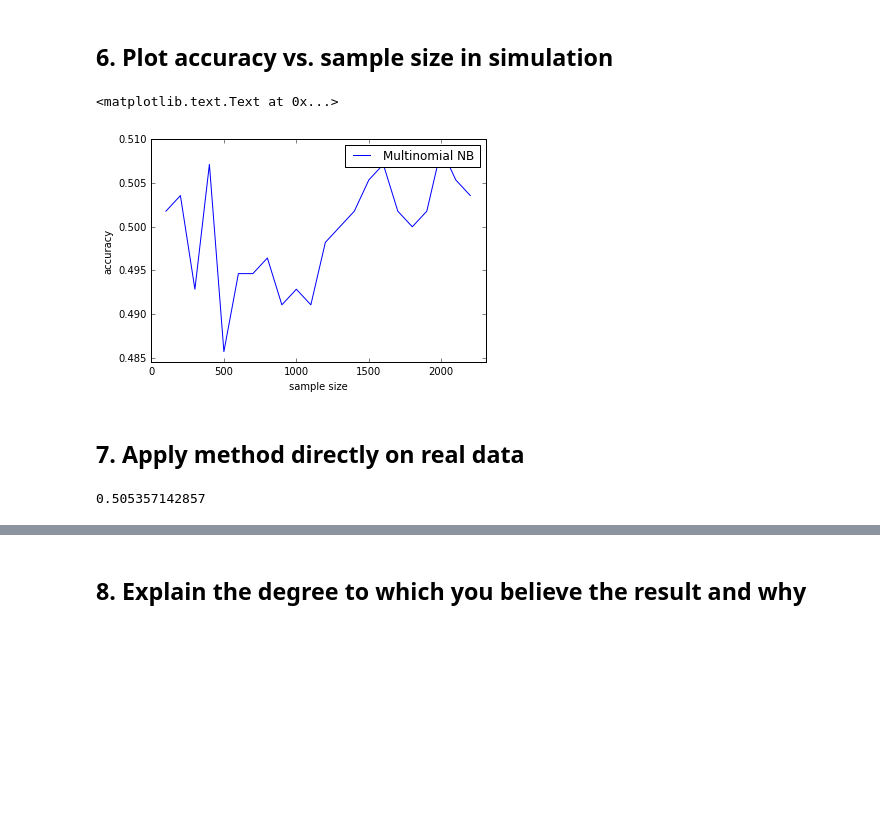
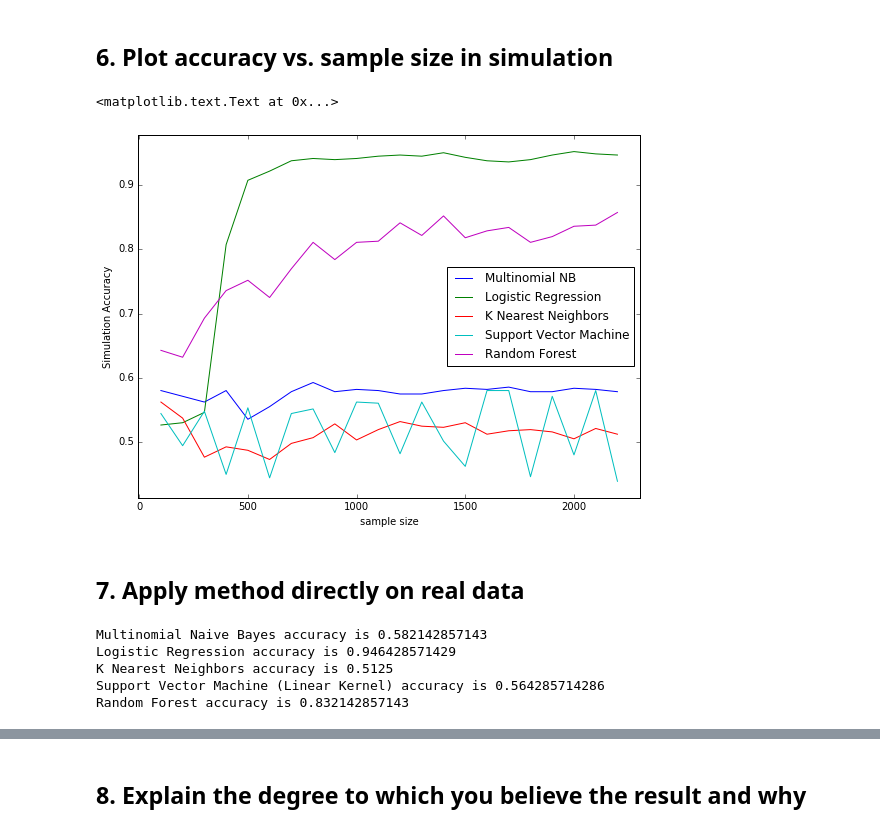
Before and after one commit to Upward-Spiral-Science/spect-team, a Jupyter notebook: Code/Assignment-5/Classification.ipynb, the cells around one changed output, grey strips where cells are left out. Cells and saved outputs as stored; diff of their text form; code cells hidden in the pictures; blank space fills up the shorter version.

```diff
--- a/Code/Assignment-5/Classification.ipynb
+++ b/Code/Assignment-5/Classification.ipynb
@@ -7,7 +9,7 @@ df = pd.read_csv('Clean_Data_Adults_1.csv')
 # %%
 # Separate labels and Features
 df_labels = df['Depressed']
-df_feats = df.drop(['Depressed'], axis=1, inplace=False)
+df_feats = df.drop(['Depressed', 'Unnamed: 0'], axis=1, inplace=False)
 
 X = df_feats.get_values()  # features
 y = df_labels.get_values() # labels
@@ -107,30 +154,54 @@ def compute_acc(y_list):
+# %%
+from sklearn.naive_bayes import MultinomialNB
+from sklearn.linear_model import LogisticRegression
+from sklearn.neighbors import KNeighborsClassifier
+from sklearn.svm import LinearSVC
+from sklearn.ensemble import RandomForestClassifier
+
+[acc_NB, acc_LG, acc_KNN, acc_SVM, acc_RF] = [[]  for i in xrange(5)]
+
+for n in xrange(100, max_n, 100):
+    # Multinomial Naive Bayes
+    multiNB = MultinomialNB()
+    acc_NB.append(compute_acc(multiNB, n))
+
+    # Logistic Regression
+    lg = LogisticRegression(penalty='l1')
+    acc_LG.append(compute_acc(lg, n))
+
+    # K Nearest Neighbors
+    knn = KNeighborsClassifier(n_neighbors=10)
+    acc_KNN.append(compute_acc(knn, n))
+
+    # Support Vector Machine
+    svc = LinearSVC()
+    acc_SVM.append(compute_acc(svc, n))
+
+    # Random Forest
+    rf = RandomForestClassifier(n_estimators=60)
+    acc_RF.append(compute_acc(rf, n))
 # %% [markdown]
 ## 6. Plot accuracy vs. sample size in simulation
 # %%
 %matplotlib inline
 import matplotlib.pyplot as plt
 
-sizes = [n for n in xrange(100, max_n, 100)]
+sizes = range(100, max_n, 100)
 
-acc_NB = compute_acc(NB_predictions)
+fig = plt.figure(1)
+fig.set_size_inches(9, 6.5)
+
 plt.plot(sizes, acc_NB, label='Multinomial NB')
+plt.plot(sizes, acc_LG, label='Logistic Regression')
+plt.plot(sizes, acc_KNN, label='K Nearest Neighbors')
+plt.plot(sizes, acc_SVM, label='Support Vector Machine')
+plt.plot(sizes, acc_RF, label='Random Forest')
 
-plt.legend()
+plt.legend(loc='best')
 plt.xlabel('sample size')
-plt.ylabel('accuracy')
+plt.ylabel('Simulation Accuracy')
 # %% [output]
 <matplotlib.text.Text at 0x...>
-[figure, old version]
+[figure, new version]
 # %% [markdown]
 ## 7. Apply method directly on real data
-# %%
-'''
-Multinomial Naive Bayes
-'''
-multiNB = MultinomialNB()
-train_clf(multiNB, train_X, train_y)
-predict_y, acc = test_clf(multiNB, test_X, test_y)
-
-print acc
-# %% [output]
-0.505357142857
@@ -136,0 +237,12 @@ print acc
+# %%
+print 'Multinomial Naive Bayes accuracy is', acc_nb
+print 'Logistic Regression accuracy is', acc_lg
+print 'K Nearest Neighbors accuracy is', acc_knn
+print 'Support Vector Machine (Linear Kernel) accuracy is', acc_svc
+print 'Random Forest accuracy is', acc_rf
+# %% [output]
+Multinomial Naive Bayes accuracy is 0.582142857143
+Logistic Regression accuracy is 0.946428571429
+K Nearest Neighbors accuracy is 0.5125
+Support Vector Machine (Linear Kernel) accuracy is 0.564285714286
+Random Forest accuracy is 0.832142857143
```
Also changed, not shown: parts of 17 cells of this notebook, 3 other files.
